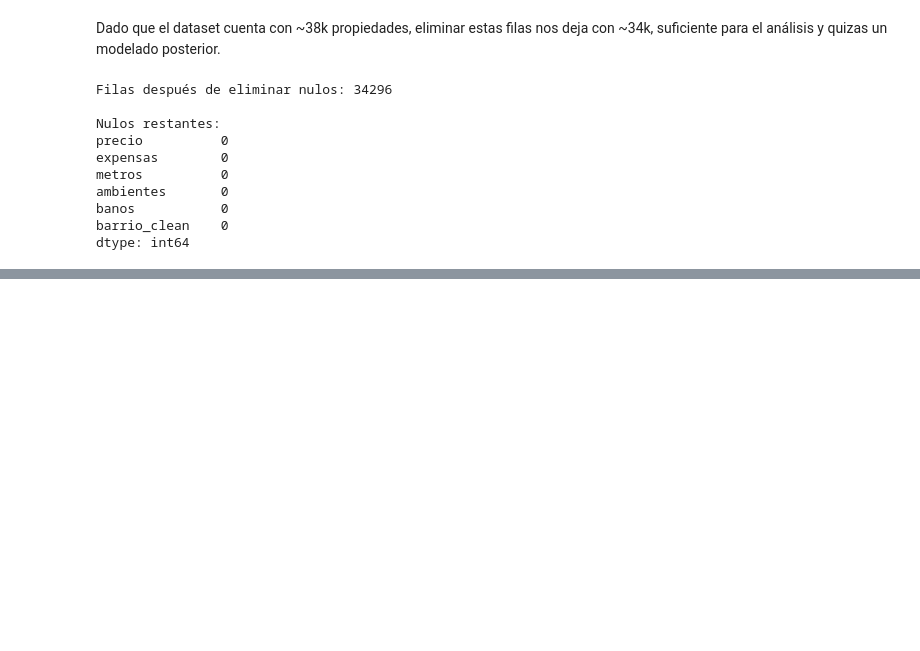
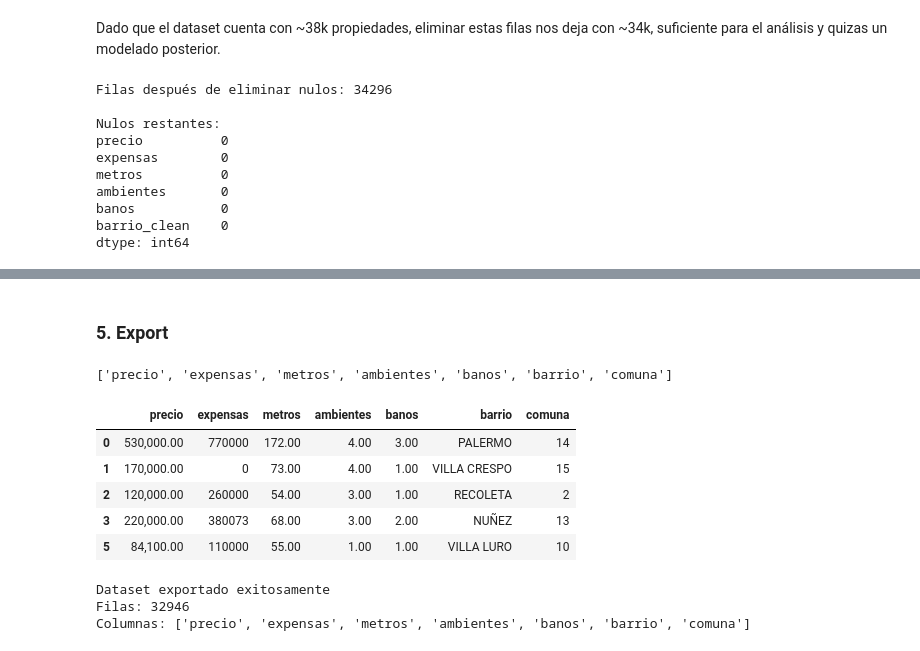
Before and after one commit to FacundoBerthet/precios-propiedades-caba, a Jupyter notebook: notebooks/02-limpieza.ipynb, the cells around one changed output, grey strips where cells are left out. Saved outputs shown, nothing was run; the diff lists cells and outputs as text; code cells hidden in the pictures; blank space fills up the shorter version.

Commit message:
manejo de outliers, export

```diff
--- a/notebooks/02-limpieza.ipynb
+++ b/notebooks/02-limpieza.ipynb
@@ -490,0 +615,3 @@ dtype: int64
+# %%
+df = df[df["ambientes"] <= 10]
+print(f"Filas después de filtrar: {len(df)}")
@@ -490,0 +648,3 @@ dtype: int64
+# %%
+df = df[df["banos"] <= 6]
+print(f"Filas después de filtrar: {len(df)}")
@@ -490,0 +683,6 @@ dtype: int64
+# %%
+p99_exp = df["expensas"].quantile(0.99)
+df = df[df["expensas"] <= p99_exp]
+
+print(f"Límite superior: $ {p99_exp:,.0f}")
+print(f"Filas después de filtrar: {len(df)}")
@@ -490,0 +694,13 @@ dtype: int64
+# %%
+print("RESUMEN FINAL")
+print("="*40)
+print(f"\nDataset crudo:   {len(df_raw):,} filas")
+print(f"Dataset limpio:  {len(df):,} filas")
+print(f"Filas perdidas:  {len(df_raw) - len(df):,} ({(len(df_raw) - len(df)) / len(df_raw) * 100:.1f}%)")
+print(f"\nColumnas finales:")
+print(df.columns.tolist())
+print(f"\nNulos:")
+print(df.isnull().sum())
+print(f"\nEstadísticas finales:")
+pd.set_option("display.float_format", lambda x: f"{x:,.2f}")
+print(df[["precio", "metros", "ambientes", "banos", "expensas"]].describe())
@@ -490,0 +725,29 @@ dtype: int64
+# %% [markdown]
+### 5. Export
+# %%
+# Sacar columnas que no voy a usar
+df_final = df.drop(columns=["direccion", "barrio"])
+
+# Renombrar barrio_clean a barrio
+df_final = df_final.rename(columns={"barrio_clean": "barrio"})
+
+print(df_final.columns.tolist())
+df_final.head()
+# %% [output]
+['precio', 'expensas', 'metros', 'ambientes', 'banos', 'barrio', 'comuna']
+|  | precio | expensas | metros | ambientes | banos | barrio | comuna |
+| 0 | 530,000.00 | 770000 | 172.00 | 4.00 | 3.00 | PALERMO | 14 |
+| 1 | 170,000.00 | 0 | 73.00 | 4.00 | 1.00 | VILLA CRESPO | 15 |
+| 2 | 120,000.00 | 260000 | 54.00 | 3.00 | 1.00 | RECOLETA | 2 |
+| 3 | 220,000.00 | 380073 | 68.00 | 3.00 | 2.00 | NUÑEZ | 13 |
+| 5 | 84,100.00 | 110000 | 55.00 | 1.00 | 1.00 | VILLA LURO | 10 |
+# %%
+df_final.to_csv("../data/processed/zonaprop_clean.csv", index=False)
+
+print(f"Dataset exportado exitosamente")
+print(f"Filas: {len(df_final)}")
+print(f"Columnas: {df_final.columns.tolist()}")
+# %% [output]
+Dataset exportado exitosamente
+Filas: 32946
+Columnas: ['precio', 'expensas', 'metros', 'ambientes', 'banos', 'barrio', 'comuna']
```
Also changed, not shown: parts of 23 cells of this notebook.
